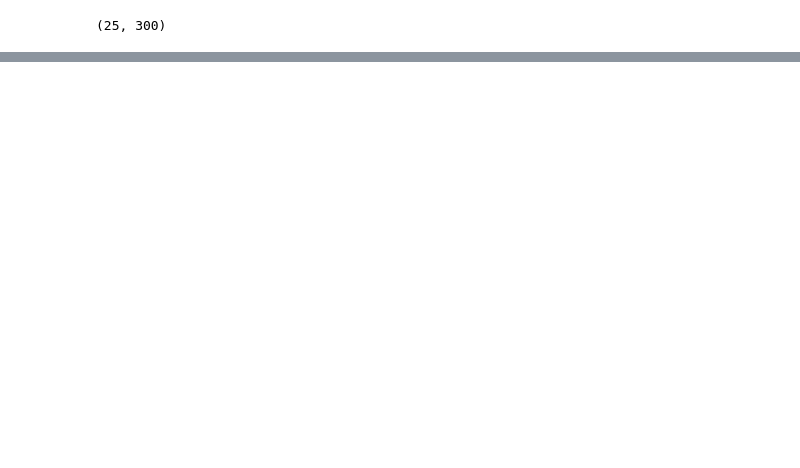
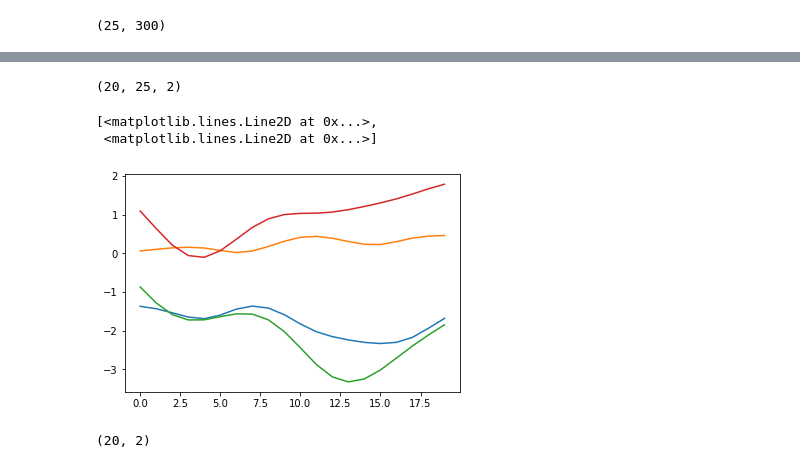
Before and after one commit to joshloyal/splinetlsm, a Jupyter notebook: notebooks/Untitled.ipynb, the cells around one changed output, grey strips where cells are left out. Drawn from its saved outputs; the diff is of its cells as text; code cells hidden in the pictures; blank space fills up the shorter version.

```diff
--- a/notebooks/Untitled.ipynb
+++ b/notebooks/Untitled.ipynb
@@ -155,0 +147,15 @@ array([ 2.50001267, 11.58666958,  4.76311431])
+# %%
+X.shape
+# %% [output]
+(20, 25, 2)
+# %%
+plt.plot(model.samples_['X'][-1, :, 23, :])
+plt.plot(X[:, 23, :])
+# %% [output]
+[<matplotlib.lines.Line2D at 0x...>,
+ <matplotlib.lines.Line2D at 0x...>]
+[figure, added]
+# %%
+model.samples_['X'][-1, :, 0, :].shape
+# %% [output]
+(20, 2)
```
Also changed, not shown: parts of 13 cells of this notebook, 17 other files.
